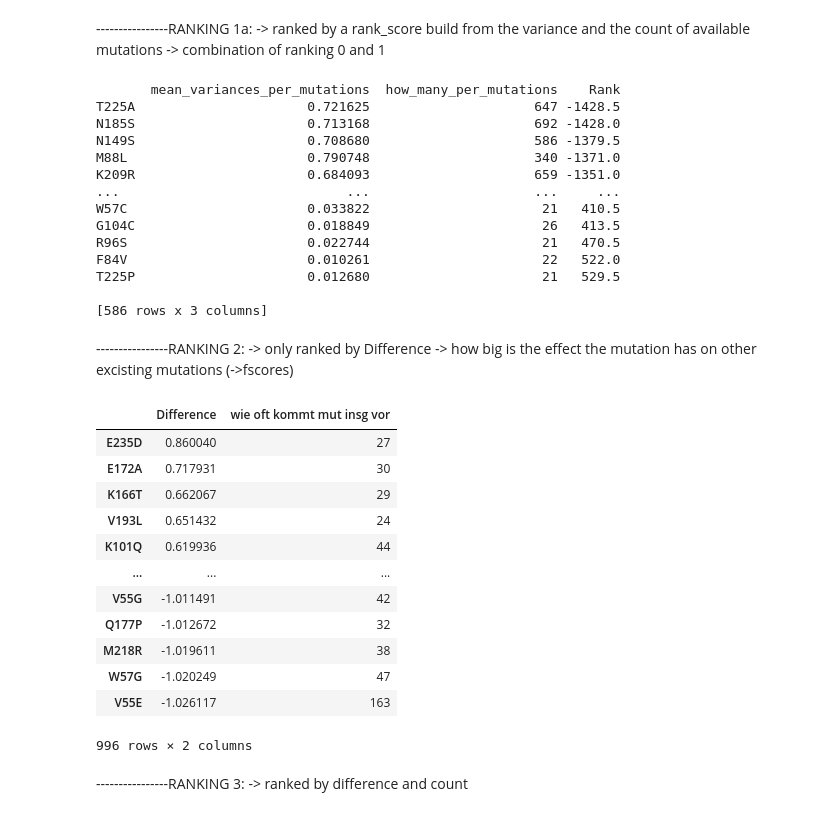
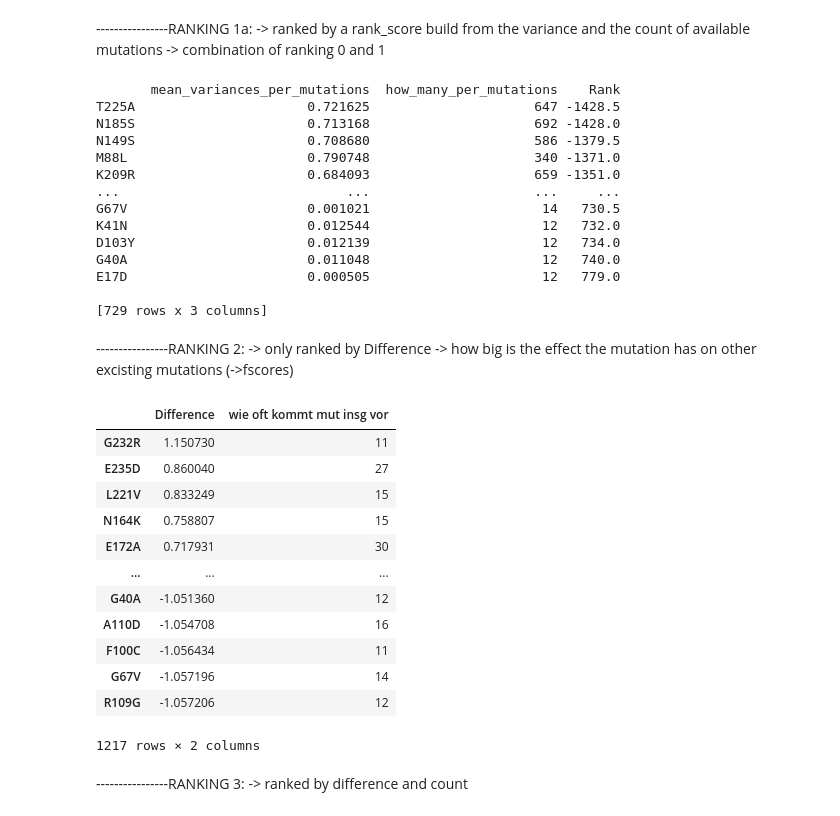
Before and after one commit to datascience-mobi-2023/topic02_team03, a Jupyter notebook: Epistasis Analysis/Rankings/jupyter notebooks/unweighted rankings .ipynb, the cells around one changed output. Saved outputs shown, nothing was run; the diff lists cells and outputs as text; code cells hidden in the pictures.

```diff
--- a/Epistasis Analysis/Rankings/jupyter notebooks/unweighted rankings .ipynb
+++ b/Epistasis Analysis/Rankings/jupyter notebooks/unweighted rankings .ipynb
@@ -347,7 +345,7 @@ sorted_Ranking1a = combined_means_variance_how_many.sort_values(by='Rank')
 #same ranking just with only the stabilizing (Difference > 0)
 condition = all_differences_means['Difference'] > 0
 sorted_only_stab_Ranking1a = sorted_Ranking1a.drop(all_differences_means.loc[condition].index)
-ranking1a_stab = sorted_only_stab_Ranking1a[sorted_only_stab_Ranking1a['how_many_per_mutations'] > 20]
+ranking1a_stab = sorted_only_stab_Ranking1a[sorted_only_stab_Ranking1a['how_many_per_mutations'] > 10]
 print(ranking1a_stab)
 # %% [output]
        mean_variances_per_mutations  how_many_per_mutations    Rank
@@ -357,11 +355,11 @@ N149S                      0.708680                     586 -1379.5
 M88L                       0.790748                     340 -1371.0
 K209R                      0.684093                     659 -1351.0
 ...                             ...                     ...     ...
-W57C                       0.033822                      21   410.5
-G104C                      0.018849                      26   413.5
-R96S                       0.022744                      21   470.5
-F84V                       0.010261                      22   522.0
-T225P                      0.012680                      21   529.5
+G67V                       0.001021                      14   730.5
+K41N                       0.012544                      12   732.0
+D103Y                      0.012139                      12   734.0
+G40A                       0.011048                      12   740.0
+E17D                       0.000505                      12   779.0
 
-[586 rows x 3 columns]
+[729 rows x 3 columns]
 # %%
@@ -397,22 +395,22 @@ combined_differenz_wie_oft_mut= pd.concat([all_differences_means, df_wie_oft_mut
 combined_differenz_wie_oft_mut.columns = ['Difference', 'wie oft kommt mut insg vor']
 # %%
 ranking2_prae = combined_differenz_wie_oft_mut.sort_values(by='Difference', ascending= False)
-ranking2 = ranking2_prae[ranking2_prae['wie oft kommt mut insg vor'] > 20]
+ranking2 = ranking2_prae[ranking2_prae['wie oft kommt mut insg vor'] > 10]
 ranking2
 # %% [output]
 |  | Difference | wie oft kommt mut insg vor |
+| G232R | 1.150730 | 11 |
 | E235D | 0.860040 | 27 |
+| L221V | 0.833249 | 15 |
+| N164K | 0.758807 | 15 |
 | E172A | 0.717931 | 30 |
-| K166T | 0.662067 | 29 |
-| V193L | 0.651432 | 24 |
-| K101Q | 0.619936 | 44 |
 | ... | ... | ... |
-| V55G | -1.011491 | 42 |
-| Q177P | -1.012672 | 32 |
-| M218R | -1.019611 | 38 |
-| W57G | -1.020249 | 47 |
-| V55E | -1.026117 | 163 |
+| G40A | -1.051360 | 12 |
+| A110D | -1.054708 | 16 |
+| F100C | -1.056434 | 11 |
+| G67V | -1.057196 | 14 |
+| R109G | -1.057206 | 12 |
-996 rows × 2 columns
+1217 rows × 2 columns
 # %%
 ranking2_TOP = pd.DataFrame(ranking2.index, columns=['TOP 20 ranking 2'], index=range(1, len(ranking2.index) + 1))
 
```
Also changed, not shown: parts of 7 cells of this notebook, 31 other files.
